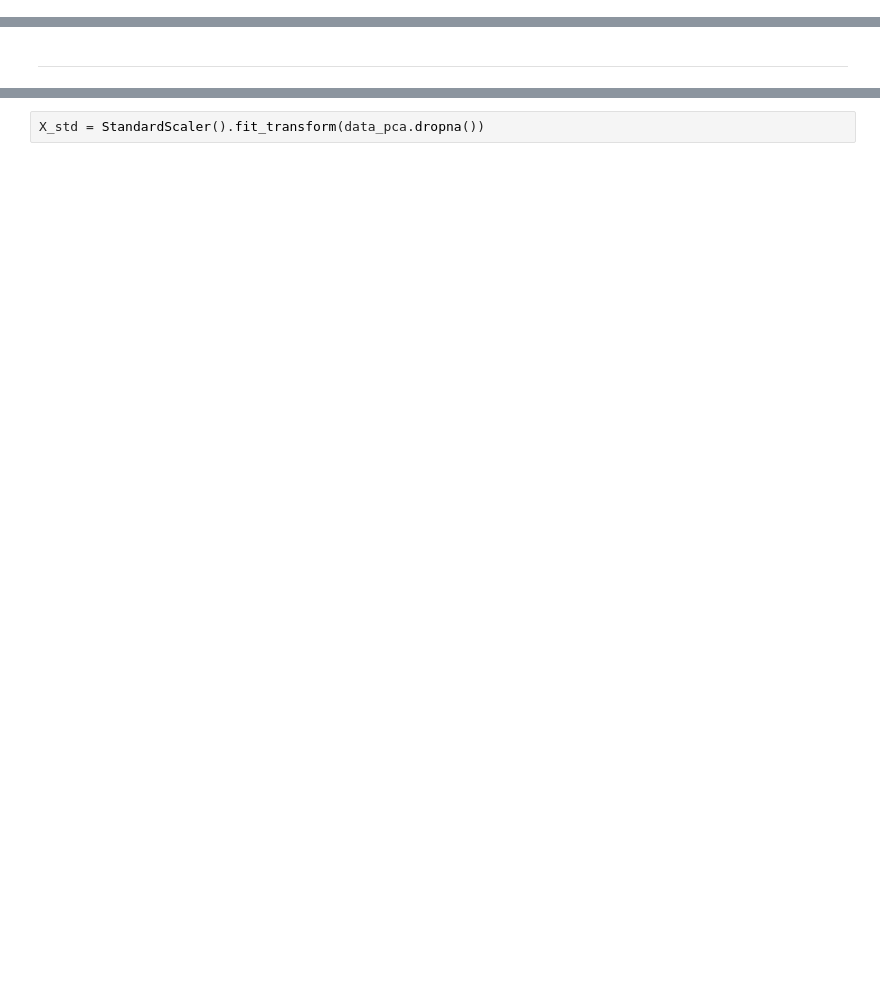
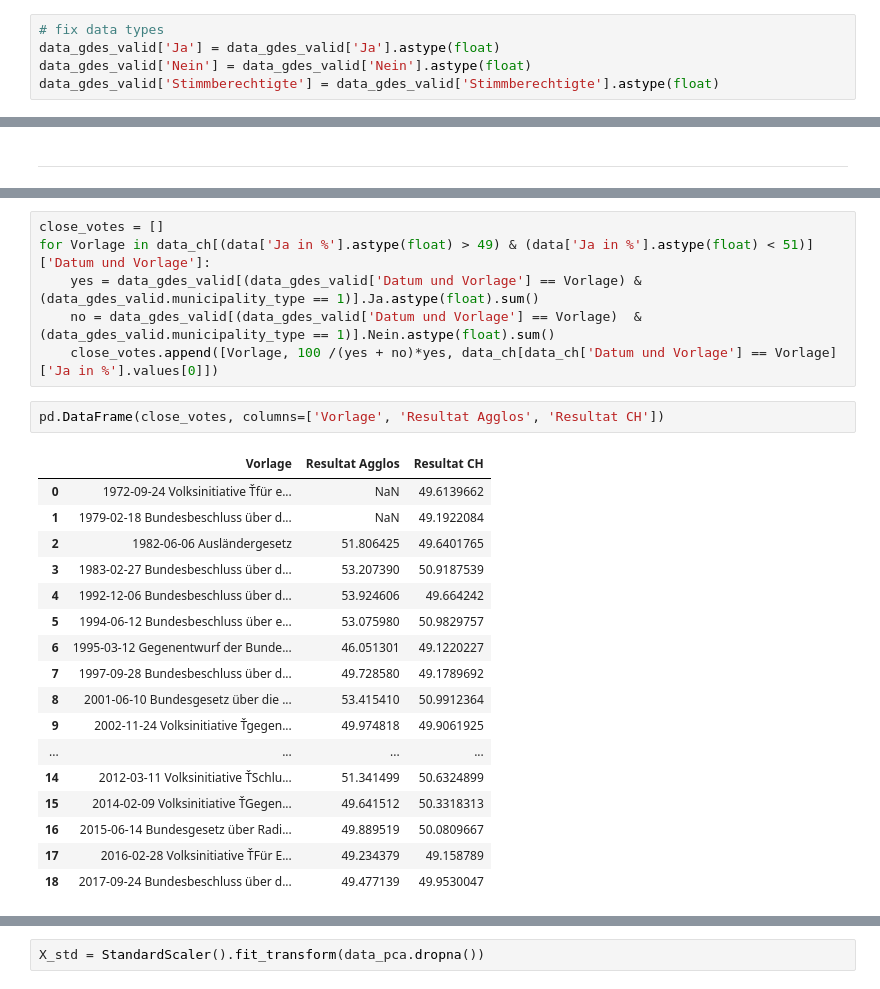
Before and after one commit to tamedia-ddj/abstimmungsfaktor_agglomerationen, a Jupyter notebook: abstimmungsfaktor_agglomerationen.ipynb, the cells around one changed output, grey strips where cells are left out. Saved outputs shown, nothing was run; the diff lists cells and outputs as text; blank space fills up the shorter version.

```diff
--- a/abstimmungsfaktor_agglomerationen.ipynb
+++ b/abstimmungsfaktor_agglomerationen.ipynb
@@ -49,2 +64,7 @@ data_gdes = data_gdes[~pd.isnull(data_gdes['BFS Gde-nummer'])]
 data_gdes['Datum'] = pd.to_datetime(data_gdes['Datum und Vorlage'].str[0:10])
 data_gdes_valid = data_gdes[data_gdes.Datum > "1981-04-05"]
+# %%
+# fix data types
+data_gdes_valid['Ja'] = data_gdes_valid['Ja'].astype(float)
+data_gdes_valid['Nein'] = data_gdes_valid['Nein'].astype(float)
+data_gdes_valid['Stimmberechtigte'] = data_gdes_valid['Stimmberechtigte'].astype(float)
@@ -134,0 +390,26 @@ Name: quota_rural, dtype: float64
+# %%
+close_votes = []
+for Vorlage in data_ch[(data['Ja in %'].astype(float) > 49) & (data['Ja in %'].astype(float) < 51)]['Datum und Vorlage']:
+    yes = data_gdes_valid[(data_gdes_valid['Datum und Vorlage'] == Vorlage) & (data_gdes_valid.municipality_type == 1)].Ja.astype(float).sum()
+    no = data_gdes_valid[(data_gdes_valid['Datum und Vorlage'] == Vorlage)  & (data_gdes_valid.municipality_type == 1)].Nein.astype(float).sum()
+    close_votes.append([Vorlage, 100 /(yes + no)*yes, data_ch[data_ch['Datum und Vorlage'] == Vorlage]['Ja in %'].values[0]])
+# %%
+pd.DataFrame(close_votes, columns=['Vorlage', 'Resultat Agglos', 'Resultat CH'])
+# %% [output]
+|  | Vorlage | Resultat Agglos | Resultat CH |
+| 0 | 1972-09-24 Volksinitiative Ťfür e... | NaN | 49.6139662 |
+| 1 | 1979-02-18 Bundesbeschluss über d... | NaN | 49.1922084 |
+| 2 | 1982-06-06 Ausländergesetz | 51.806425 | 49.6401765 |
+| 3 | 1983-02-27 Bundesbeschluss über d... | 53.207390 | 50.9187539 |
+| 4 | 1992-12-06 Bundesbeschluss über d... | 53.924606 | 49.664242 |
+| 5 | 1994-06-12 Bundesbeschluss über e... | 53.075980 | 50.9829757 |
+| 6 | 1995-03-12 Gegenentwurf der Bunde... | 46.051301 | 49.1220227 |
+| 7 | 1997-09-28 Bundesbeschluss über d... | 49.728580 | 49.1789692 |
+| 8 | 2001-06-10 Bundesgesetz über die ... | 53.415410 | 50.9912364 |
+| 9 | 2002-11-24 Volksinitiative Ťgegen... | 49.974818 | 49.9061925 |
+| ... | ... | ... | ... |
+| 14 | 2012-03-11 Volksinitiative ŤSchlu... | 51.341499 | 50.6324899 |
+| 15 | 2014-02-09 Volksinitiative ŤGegen... | 49.641512 | 50.3318313 |
+| 16 | 2015-06-14 Bundesgesetz über Radi... | 49.889519 | 50.0809667 |
+| 17 | 2016-02-28 Volksinitiative ŤFür E... | 49.234379 | 49.158789 |
+| 18 | 2017-09-24 Bundesbeschluss über d... | 49.477139 | 49.9530047 |
```
Also changed, not shown: parts of 117 cells of this notebook, 6 other files.
